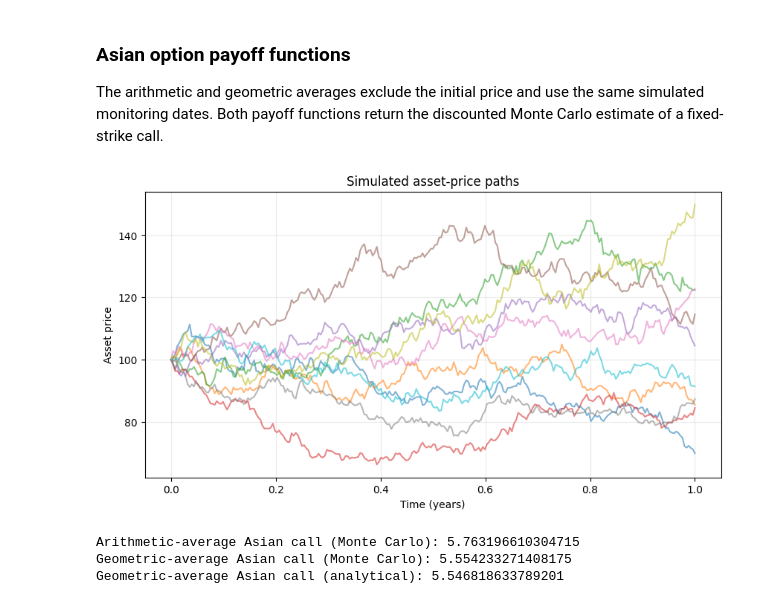
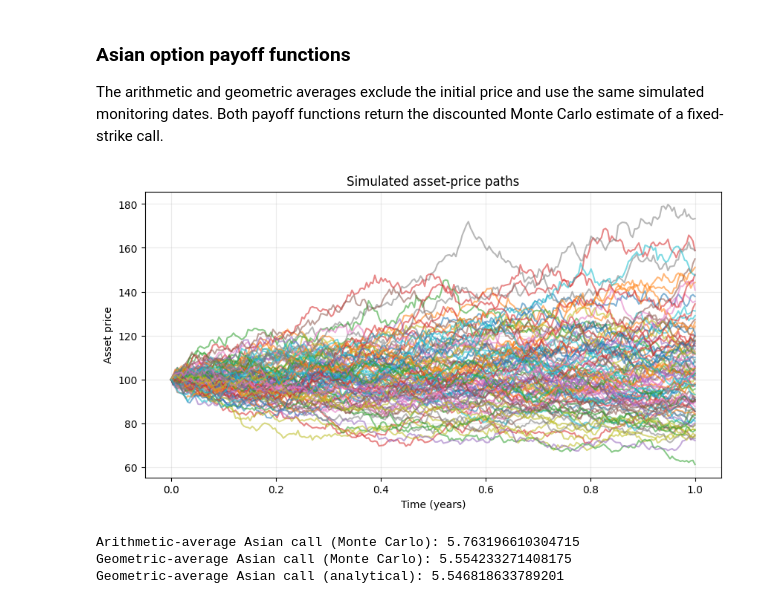
Before and after one commit to c4Romo/Financial-Modeling-Simulation, a Jupyter notebook: variance_reduction_control_variable.ipynb, the cells around one changed output. Drawn from its saved outputs; the diff is of its cells as text; code cells hidden in the pictures.

```diff
--- a/variance_reduction_control_variable.ipynb
+++ b/variance_reduction_control_variable.ipynb
@@ -107,18 +107,18 @@ def geometric_asian_call_price(paths, strike, r, T):
     return np.mean(discounted_payoffs)
 # %%
 n_steps = 252
-n_paths = 10
+n_paths = 100
 paths = create_paths(S0, r, sigma, T, n_steps, n_paths)
 
 plt.figure(figsize=(10, 5))
 plt.plot(np.linspace(0, T, n_steps + 1), paths, alpha=0.55)
 plt.title("Simulated asset-price paths")
 plt.xlabel("Time (years)")
 plt.ylabel("Asset price")
 plt.grid(alpha=0.25)
 plt.show()
 # %% [output]
-[figure, old version]
+[figure, new version]
 # %%
 arithmetic_mc_price = arithmetic_asian_call_price(paths, K, r, T)
 geometric_mc_price = geometric_asian_call_price(paths, K, r, T)
```
